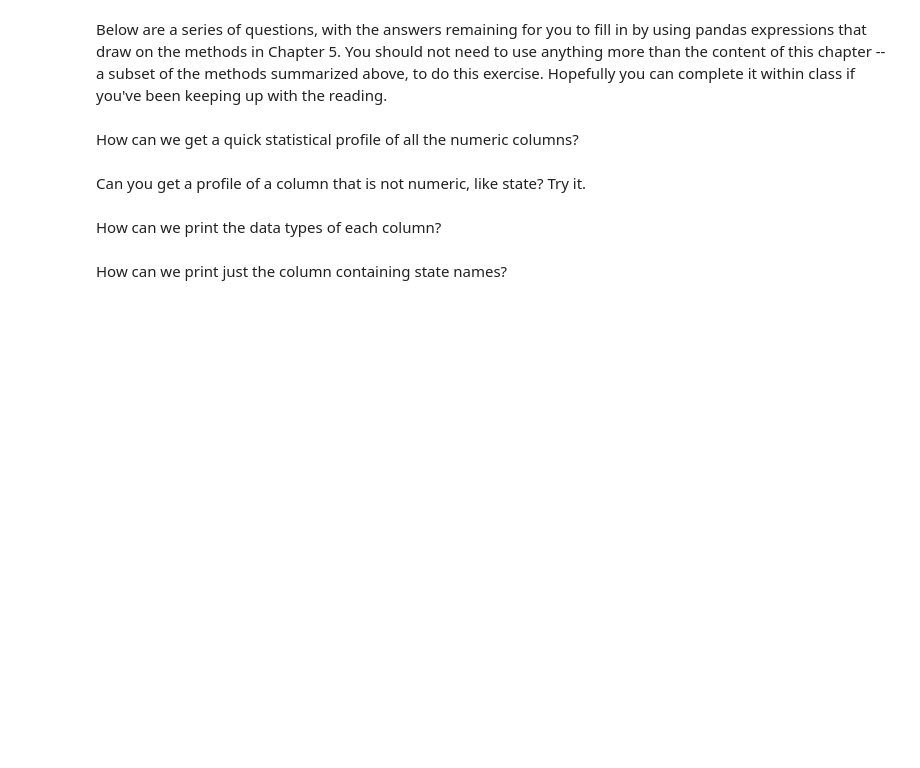
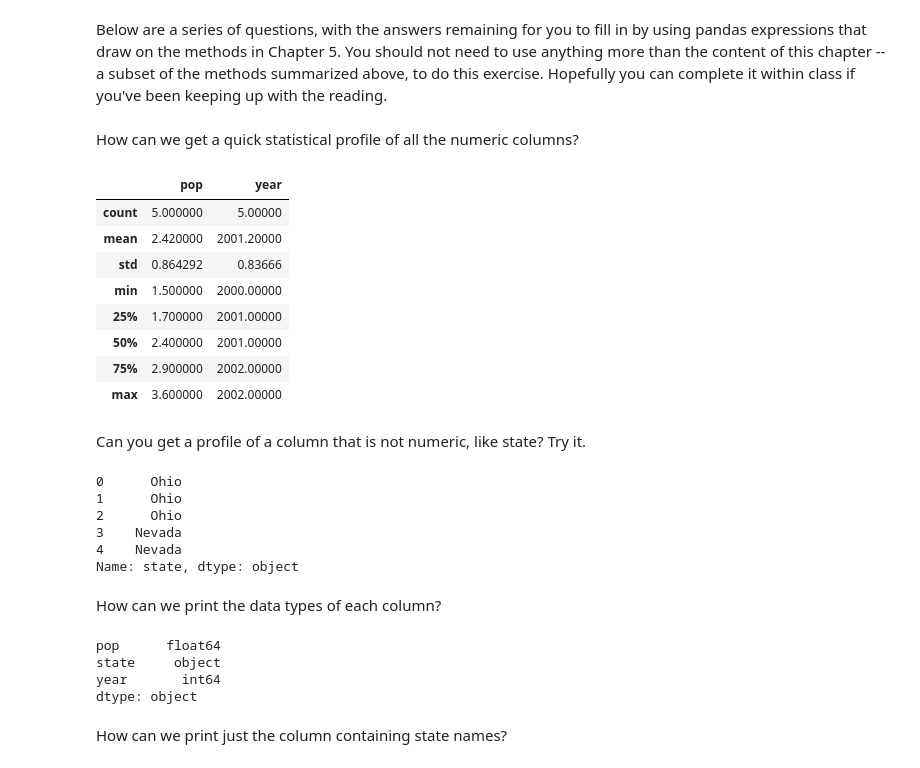
Before and after one commit to ramu225/ce599-s17, a Jupyter notebook: 6-Pandas Basics Part 2/Basic-Operations-Using-Pandas.ipynb, the cells around one changed output. Cells and saved outputs as stored; diff of their text form; code cells hidden in the pictures; blank space fills up the shorter version.

```diff
--- a/6-Pandas Basics Part 2/Basic-Operations-Using-Pandas.ipynb
+++ b/6-Pandas Basics Part 2/Basic-Operations-Using-Pandas.ipynb
@@ -404,9 +404,37 @@ Missing
 Below are a series of questions, with the answers remaining for you to fill in by using pandas expressions that draw on the methods in Chapter 5.  You should not need to use anything more than the content of this chapter -- a subset of the methods summarized above, to do this exercise.  Hopefully you can complete it within class if you've been keeping up with the reading.
 # %% [markdown]
 How can we get a quick statistical profile of all the numeric columns?
+# %%
+df.describe()
+# %% [output]
+|  | pop | year |
+| count | 5.000000 | 5.00000 |
+| mean | 2.420000 | 2001.20000 |
+| std | 0.864292 | 0.83666 |
+| min | 1.500000 | 2000.00000 |
+| 25% | 1.700000 | 2001.00000 |
+| 50% | 2.400000 | 2001.00000 |
+| 75% | 2.900000 | 2002.00000 |
+| max | 3.600000 | 2002.00000 |
 # %% [markdown]
 Can you get a profile of a column that is not numeric, like state? Try it.
+# %%
+df['state']
+# %% [output]
+0      Ohio
+1      Ohio
+2      Ohio
+3    Nevada
+4    Nevada
+Name: state, dtype: object
 # %% [markdown]
 How can we print the data types of each column?
+# %%
+print(df.dtypes)
+# %% [output]
+pop      float64
+state     object
+year       int64
+dtype: object
 # %% [markdown]
 How can we print just the column containing state names?
```
Also changed, not shown: parts of 21 cells of this notebook, 1 other file.
